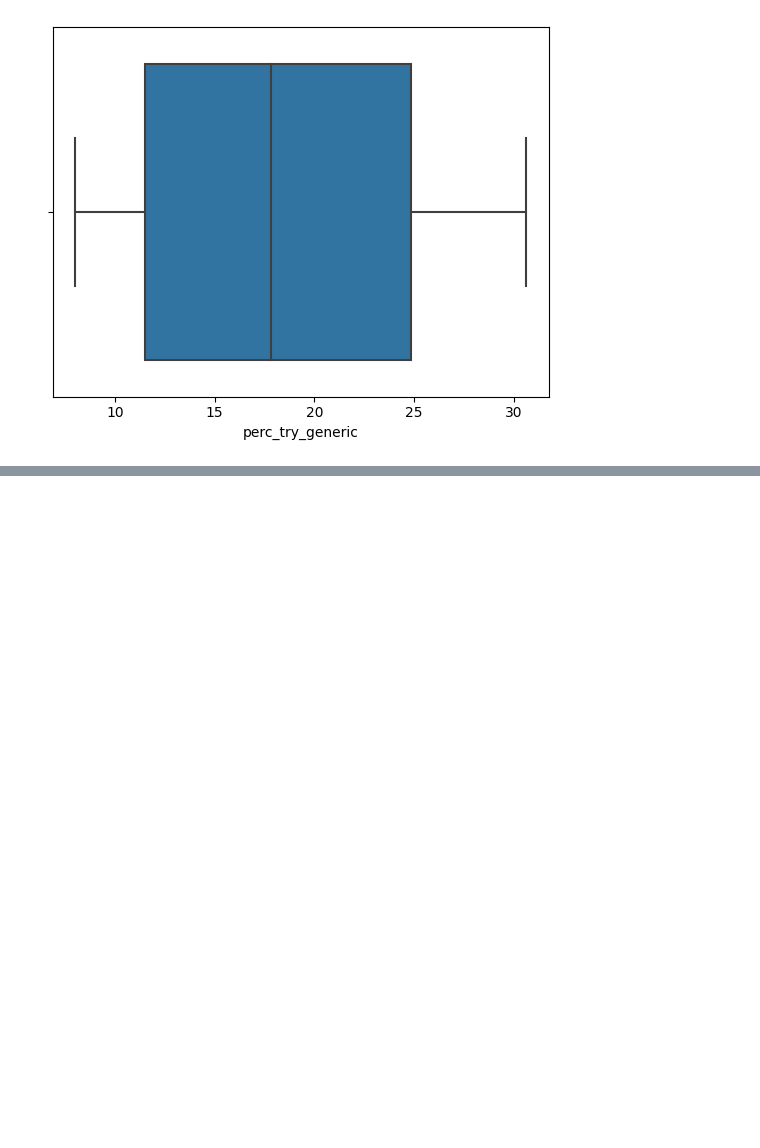
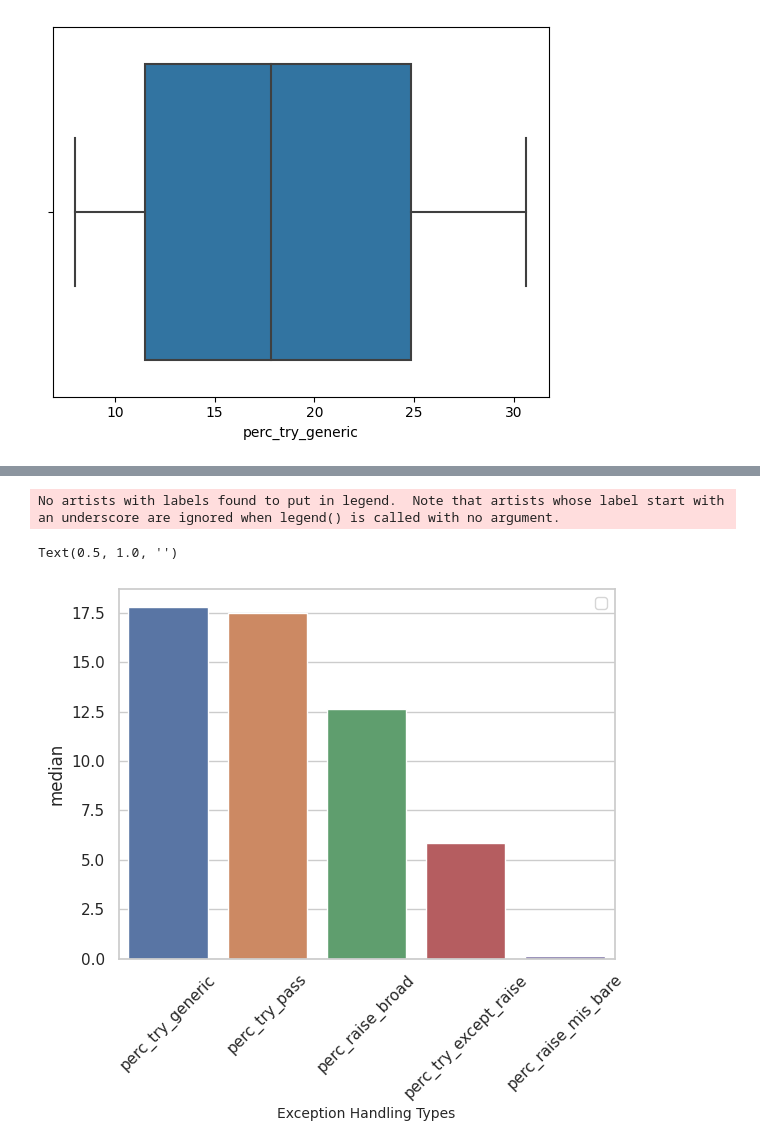
Before and after one commit to r4phael/exception-miner-multi, a Jupyter notebook: notebooks/eh_py_analysis.ipynb, the cells around one changed output, grey strips where cells are left out. Drawn from its saved outputs; the diff is of its cells as text; code cells hidden in the pictures; blank space fills up the shorter version.

```diff
--- a/notebooks/eh_py_analysis.ipynb
+++ b/notebooks/eh_py_analysis.ipynb
@@ -284,0 +380,4 @@ plt.show()
+# %%
+df_total = df_grp.agg({'perc_try_generic': ['median', 'mean'], 'perc_try_pass': ['median', 'mean'], 'perc_raise_broad': ['median', 'mean'], 'perc_try_except_raise': ['median', 'mean'],
+                       'perc_raise_mis_bare': ['median', 'mean']})
+df_total
@@ -284,0 +388,3 @@ plt.show()
+# %%
+df_total = df_total.T[0:].reset_index()
+df_total
@@ -284,0 +398,14 @@ plt.show()
+# %%
+import seaborn as sns
+sns.set_theme(style="whitegrid")
+
+sns.barplot(data=df_total, x="index", y="median")
+#plt.ylabel("Number of Commits", fontsize= 10)
+plt.xlabel("Exception Handling Types", fontsize= 10)
+plt.tick_params(axis='x', rotation=45)
+plt.legend(loc="best", ncol=3)
+plt.title("", fontsize= 15)
+# %% [output]
+No artists with labels found to put in legend.  Note that artists whose label start with an underscore are ignored when legend() is called with no argument.
+Text(0.5, 1.0, '')
+[figure, added]
```
Also changed, not shown: parts of 28 cells of this notebook, 5 other files.
